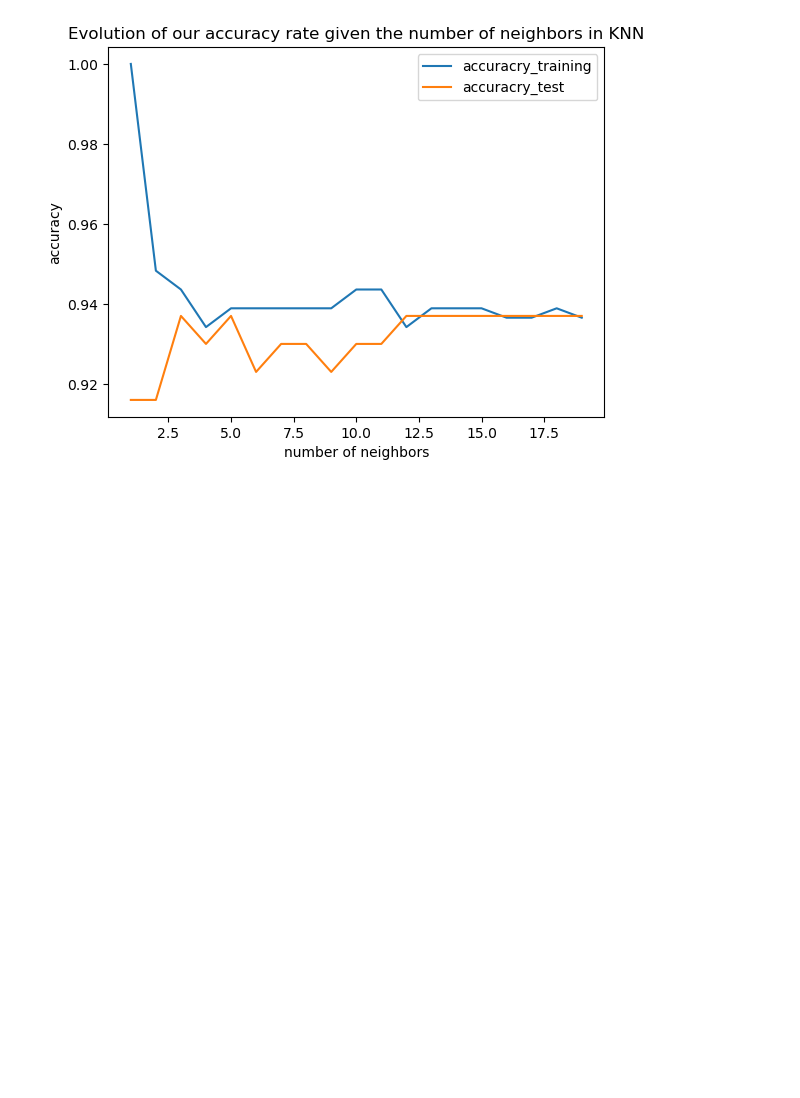
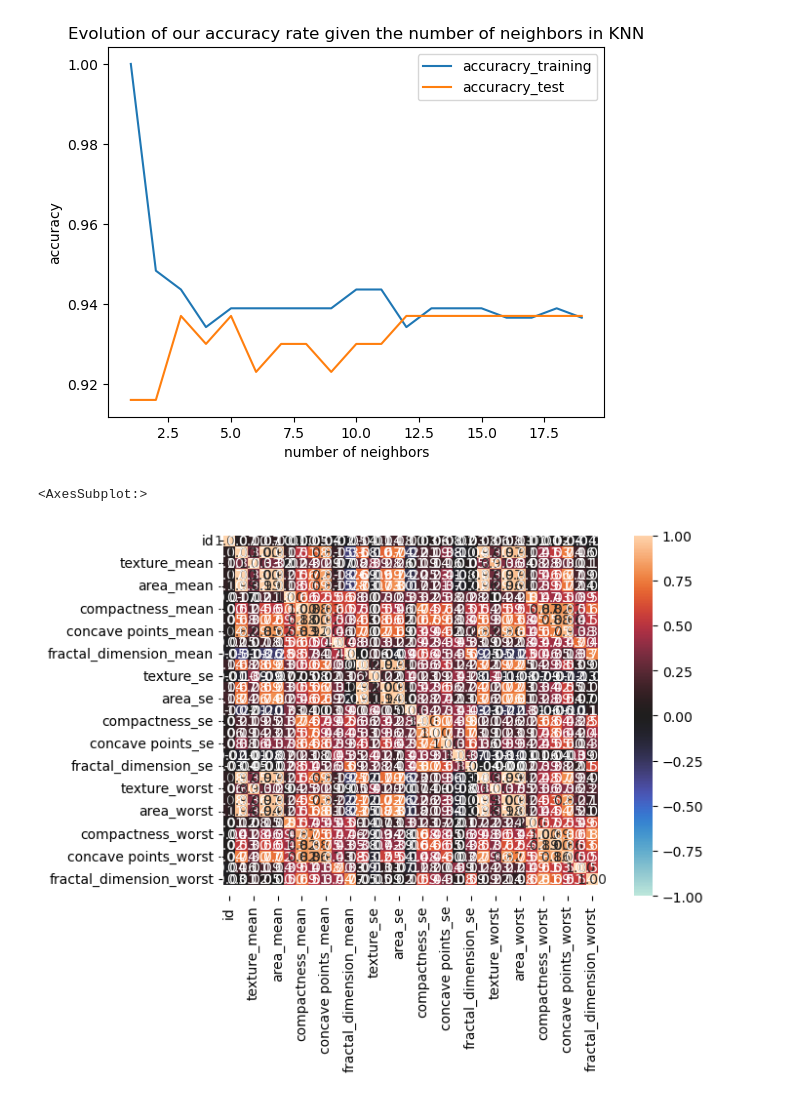
Before and after one commit to dany-mike/python_cancer_analysis, a Jupyter notebook: main.py.ipynb, the cells around one changed output. Saved outputs shown, nothing was run; the diff lists cells and outputs as text; code cells hidden in the pictures; blank space fills up the shorter version.

Commit message:
push heatmap

```diff
--- a/main.py.ipynb
+++ b/main.py.ipynb
@@ -103,3 +103,28 @@ plt.plot()
 #min_max_scaler = preprocessing.MinMaxScaler()
 #x_scaled = min_max_scaler.fit_transform(x)
 #perimeter_data = pd.DataFrame(x_scaled)
+# %%
+import pandas as pd
+from sklearn import preprocessing
+from sklearn.model_selection import train_test_split
+from sklearn.neighbors import KNeighborsClassifier
+from sklearn.metrics import accuracy_score
+import matplotlib.pyplot as plt
+import seaborn as sns
+
+data = pd.read_csv('data.csv')
+
+#IsNull
+data.isna().sum()
+
+#Data types
+data.dtypes
+ignore = ['diagnosis']
+f_data = (data.set_index(ignore, append=True)
+        .astype(float)
+        .reset_index(ignore))
+
+sns.heatmap(data.corr(), vmin=-1, vmax=1, center=0, annot=True, fmt=".2f")
+# %% [output]
+<AxesSubplot:>
+[figure, added]
```
Also changed, not shown: parts of 1 cell of this notebook.
